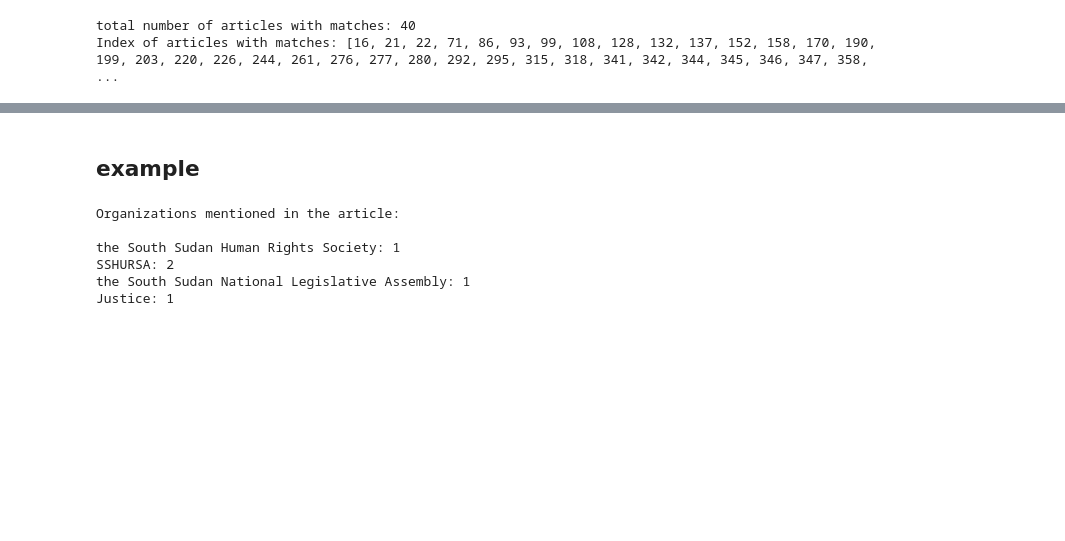
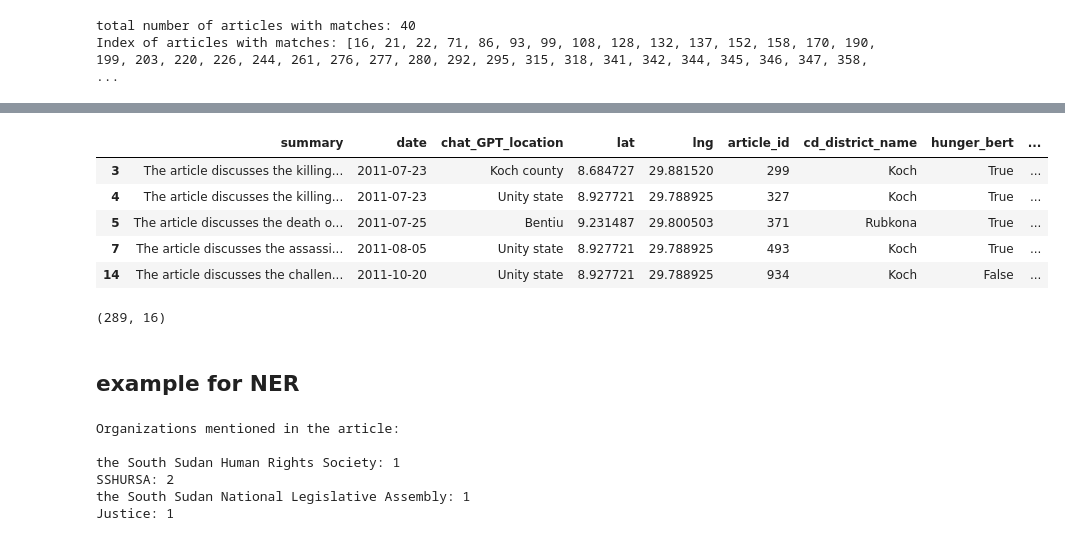
Before and after one commit to Joeryy/JBG060-DC3-23-24-group-2, a Jupyter notebook: named_entity_recognition.ipynb, the cells around one changed output, grey strips where cells are left out. Saved outputs shown, nothing was run; the diff lists cells and outputs as text; code cells hidden in the pictures; blank space fills up the shorter version.

```diff
--- a/named_entity_recognition.ipynb
+++ b/named_entity_recognition.ipynb
@@ -87,0 +127,15 @@ Index of articles with matches: [16, 21, 22, 71, 86, 93, 99, 108, 128, 132, 137,
+# %%
+conflict_df = df[df['Conflict'] != 0] # removes all handlabeled non-conflict articles
+conflict_df = conflict_df[(conflict_df['County level'] == 'yes') | (conflict_df['Unity level'] == 'yes')] # Checks that article applies to Unity state or Rubkona county
+
+
+display(conflict_df.head())
+conflict_df.shape
+# %% [output]
+|  | summary | date | chat_GPT_location | lat | lng | article_id | cd_district_name | hunger_bert | ... |
+| 3 | The article discusses the killing... | 2011-07-23 | Koch county | 8.684727 | 29.881520 | 299 | Koch | True | ... |
+| 4 | The article discusses the killing... | 2011-07-23 | Unity state | 8.927721 | 29.788925 | 327 | Koch | True | ... |
+| 5 | The article discusses the death o... | 2011-07-25 | Bentiu | 9.231487 | 29.800503 | 371 | Rubkona | True | ... |
+| 7 | The article discusses the assassi... | 2011-08-05 | Unity state | 8.927721 | 29.788925 | 493 | Koch | True | ... |
+| 14 | The article discusses the challen... | 2011-10-20 | Unity state | 8.927721 | 29.788925 | 934 | Koch | False | ... |
+(289, 16)
@@ -88,5 +144,5 @@ Index of articles with matches: [16, 21, 22, 71, 86, 93, 99, 108, 128, 132, 137,
 # %% [markdown]
-## example
+## example for NER
 # %%
 orgs_dict = {}
 
```
Also changed, not shown: parts of 7 cells of this notebook, 3 other files.
